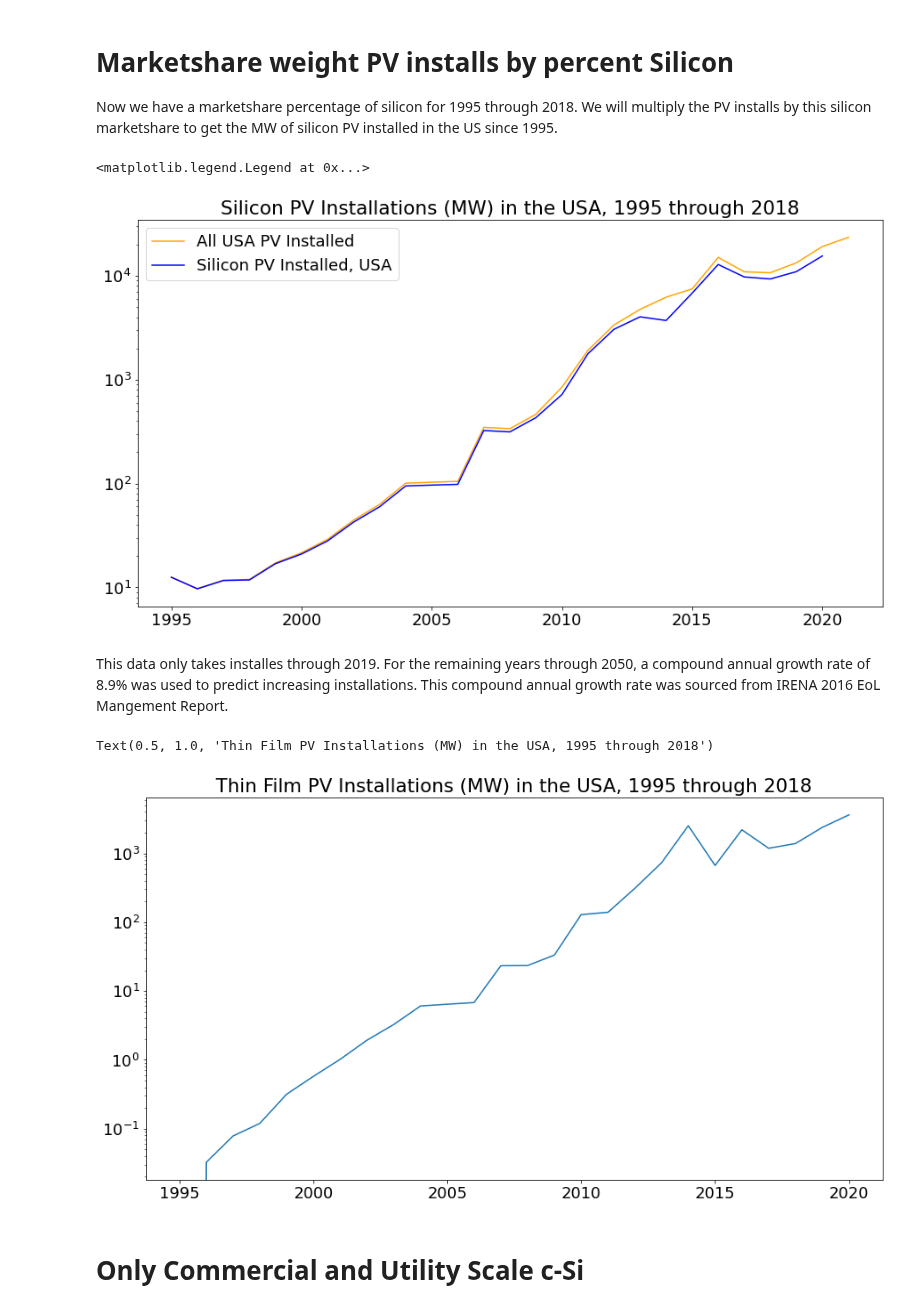
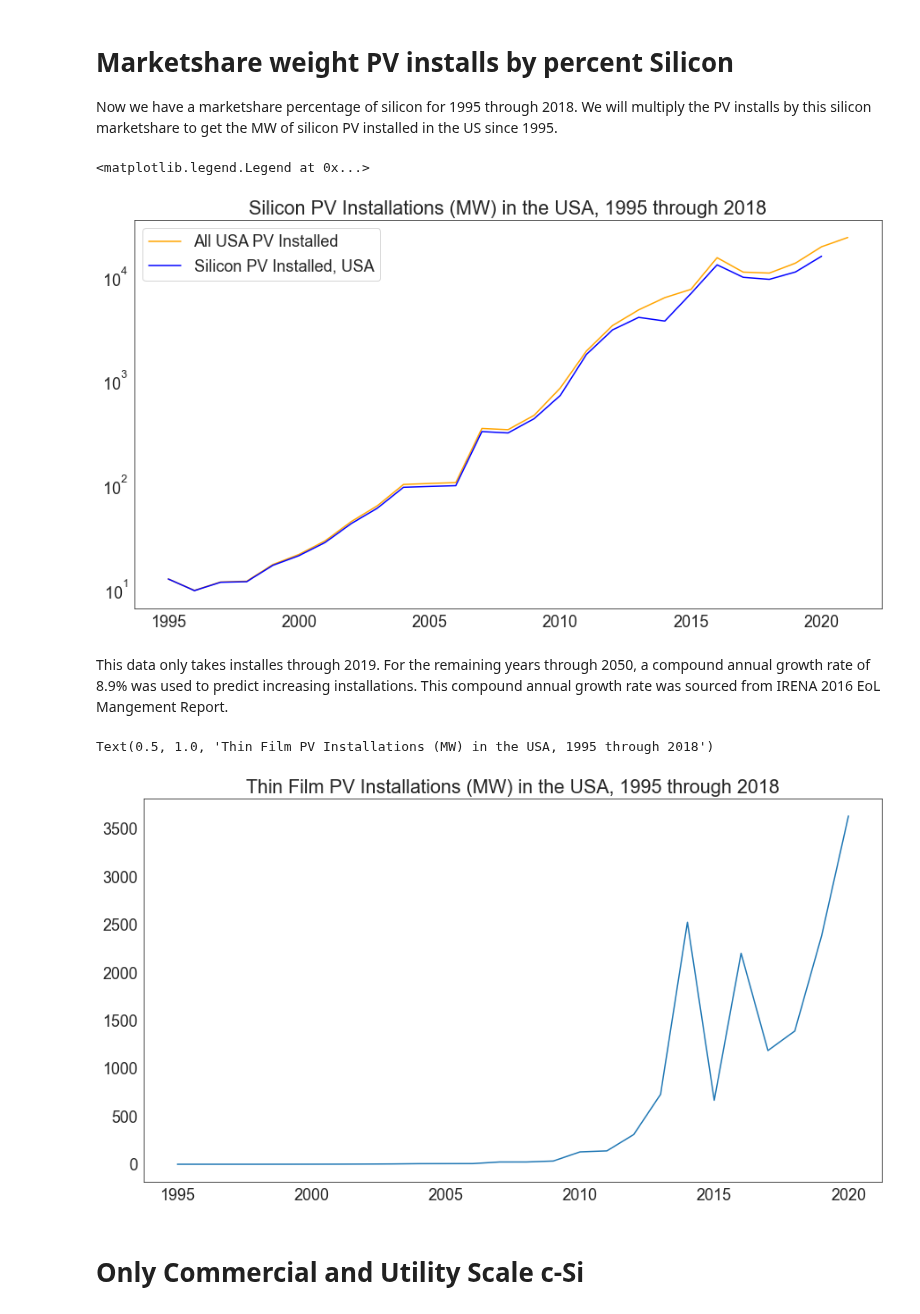
Before and after one commit to NREL/PV_ICE, a Jupyter notebook: docs/tutorials/baseline development documentation/(baseline development) PV Installations - USA.ipynb, the cells around one changed output. Cells and saved outputs as stored; diff of their text form; code cells hidden in the pictures.

```diff
--- a/docs/tutorials/baseline development documentation/(baseline development) PV Installations - USA.ipynb
+++ b/docs/tutorials/baseline development documentation/(baseline development) PV Installations - USA.ipynb
@@ -9,6 +11,16 @@ plt.rcParams.update({'font.size': 28})
 plt.rcParams['figure.figsize'] = (30, 15)
 # %% [markdown]
 This journal documents the manipulation of PV installation data for the USA. This covers selection of data, and weighting by marketshare.
+# %%
+sns.set_style("white")
+
+plt.rcParams.update({'font.size': 28})
+plt.rcParams['figure.figsize'] = (30, 15)
+
+cwd = os.getcwd() #grabs current working directory
+
+supportMatfolder = str(Path().resolve().parent.parent.parent / 'PV_ICE' / 'baselines' / 'SupportingMaterial')
+baselinesFolder = str(Path().resolve().parent.parent.parent / 'PV_ICE' / 'baselines')
 # %%
 cwd = os.getcwd() #grabs current working directory
 df_installs_raw = pd.read_csv(cwd+"/../../../PV_ICE/baselines/SupportingMaterial/PVInstalls_USA_AllSources.csv", index_col='Year')
@@ -174,7 +186,7 @@ plt.title('Silicon PV Installations (MW) in the USA, 1995 through 2018')
 plt.legend()
 # %% [output]
 <matplotlib.legend.Legend at 0x...>
-[figure, old version]
+[figure, new version]
 # %%
 us_si_installs.to_csv(cwd+'/../../../PV_ICE/baselines/SupportingMaterial/output_USA_SiPV_installs.csv', index=True)
 # %%
@@ -186,11 +198,11 @@ us_si_installed = pd.DataFrame(us_si_installs, columns=['installed_pv_MW'])
 us_tf_installed = installs-us_si_installed
 # %%
 plt.plot(us_tf_installed)
-plt.yscale('log')
+#plt.yscale('log')
 plt.title('Thin Film PV Installations (MW) in the USA, 1995 through 2018')
 # %% [output]
 Text(0.5, 1.0, 'Thin Film PV Installations (MW) in the USA, 1995 through 2018')
-[figure, old version]
+[figure, new version]
 # %%
 us_tf_installed.to_csv(cwd+'/../../../PV_ICE/baselines/SupportingMaterial/output_USA_TFPV_installs.csv', index=True)
 # %% [markdown]
```
Also changed, not shown: parts of 5 cells of this notebook, 13 other files.
